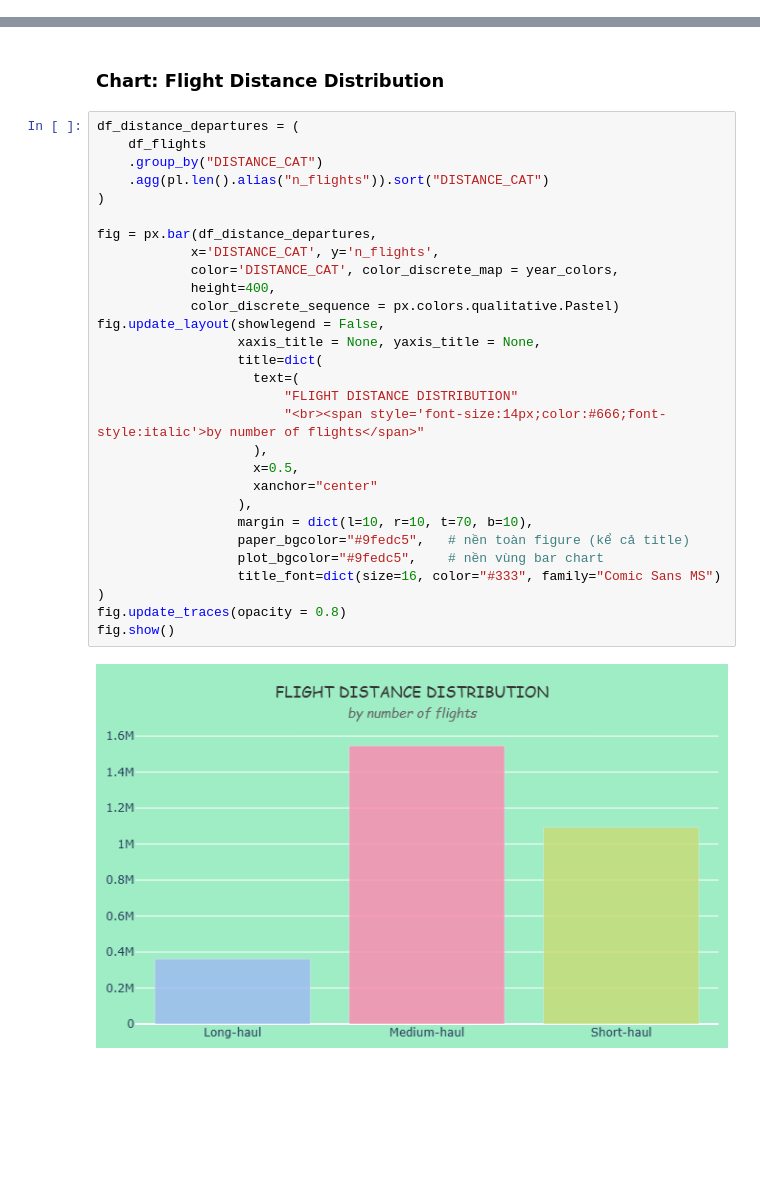
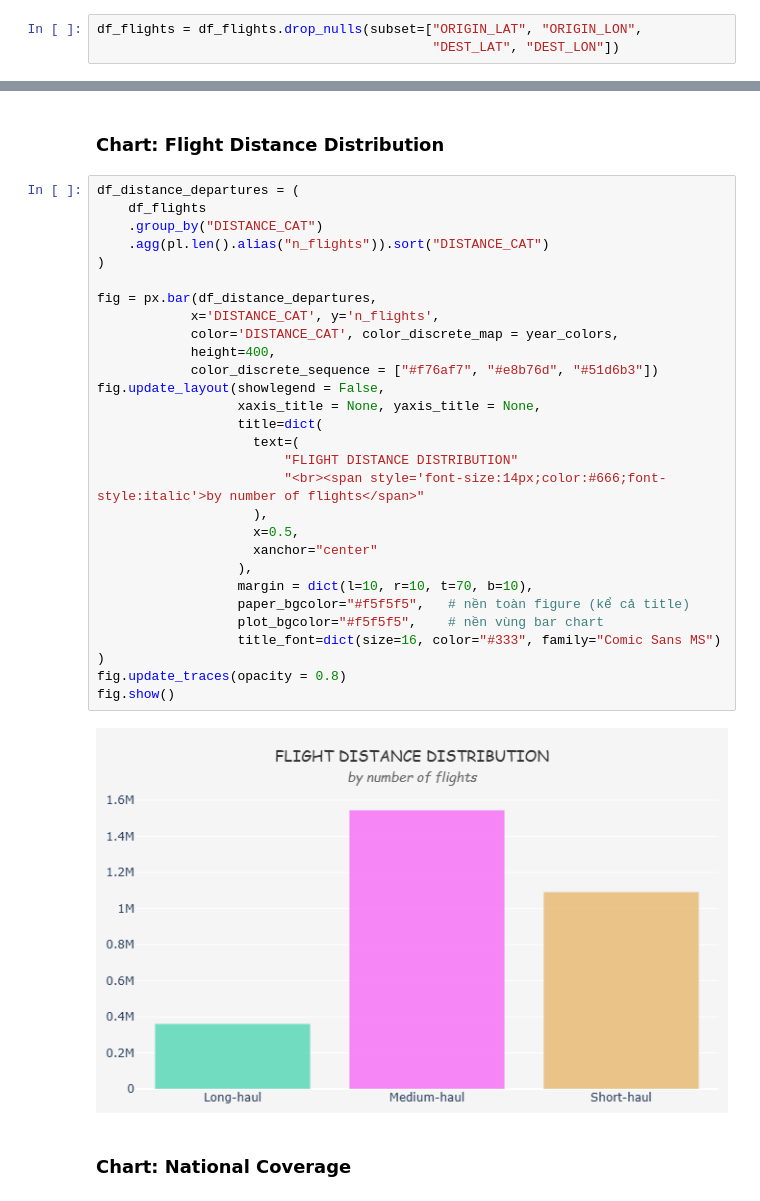
Before and after one commit to nguyenminhthuy/flights-analytics, a Jupyter notebook: py/notebooks/flights-eda.ipynb, the cells around one changed output, grey strips where cells are left out. Cells and saved outputs as stored; diff of their text form; blank space fills up the shorter version.

```diff
--- a/py/notebooks/flights-eda.ipynb
+++ b/py/notebooks/flights-eda.ipynb
@@ -150,6 +150,9 @@ Columns WITH missing values:
 
 Columns WITHOUT missing values:
 ['FL_DATE', 'AIRLINE', 'AIRLINE_DOT', 'AIRLINE_CODE', 'DOT_CODE', 'FL_NUMBER', 'ORIGIN', 'ORIGIN_CITY', 'DEST', 'DEST_CITY', 'CRS_DEP_TIME', 'CRS_ARR_TIME', 'CANCELLED', 'DIVERTED', 'DISTANCE', 'YEAR' ...
+# %%
+df_flights = df_flights.drop_nulls(subset=["ORIGIN_LAT", "ORIGIN_LON",
+                                           "DEST_LAT", "DEST_LON"])
 # %% [markdown]
 ## 2.3 Format numbers
 # %%
@@ -371,31 +374,33 @@ fig.show()
 # %%
 df_distance_departures = (
     df_flights
     .group_by("DISTANCE_CAT")
     .agg(pl.len().alias("n_flights")).sort("DISTANCE_CAT")
 )
 
 fig = px.bar(df_distance_departures,
             x='DISTANCE_CAT', y='n_flights',
             color='DISTANCE_CAT', color_discrete_map = year_colors,
             height=400,
-            color_discrete_sequence = px.colors.qualitative.Pastel)
+            color_discrete_sequence = ["#f76af7", "#e8b76d", "#51d6b3"])
 fig.update_layout(showlegend = False,
                   xaxis_title = None, yaxis_title = None,
                   title=dict(
                     text=(
                         "FLIGHT DISTANCE DISTRIBUTION"
                         "<br><span style='font-size:14px;color:#666;font-style:italic'>by number of flights</span>"
                     ),
                     x=0.5,
                     xanchor="center"
                   ),
                   margin = dict(l=10, r=10, t=70, b=10),
-                  paper_bgcolor="#9fedc5",   # nền toàn figure (kể cả title)
-                  plot_bgcolor="#9fedc5",    # nền vùng bar chart
+                  paper_bgcolor="#f5f5f5",   # nền toàn figure (kể cả title)
+                  plot_bgcolor="#f5f5f5",    # nền vùng bar chart
                   title_font=dict(size=16, color="#333", family="Comic Sans MS")
 )
 fig.update_traces(opacity = 0.8)
 fig.show()
 # %% [output]
-[figure, old version]
+[figure, new version]
+# %% [markdown]
+### Chart: National Coverage
```
Also changed, not shown: parts of 6 cells of this notebook, 2 other files.
